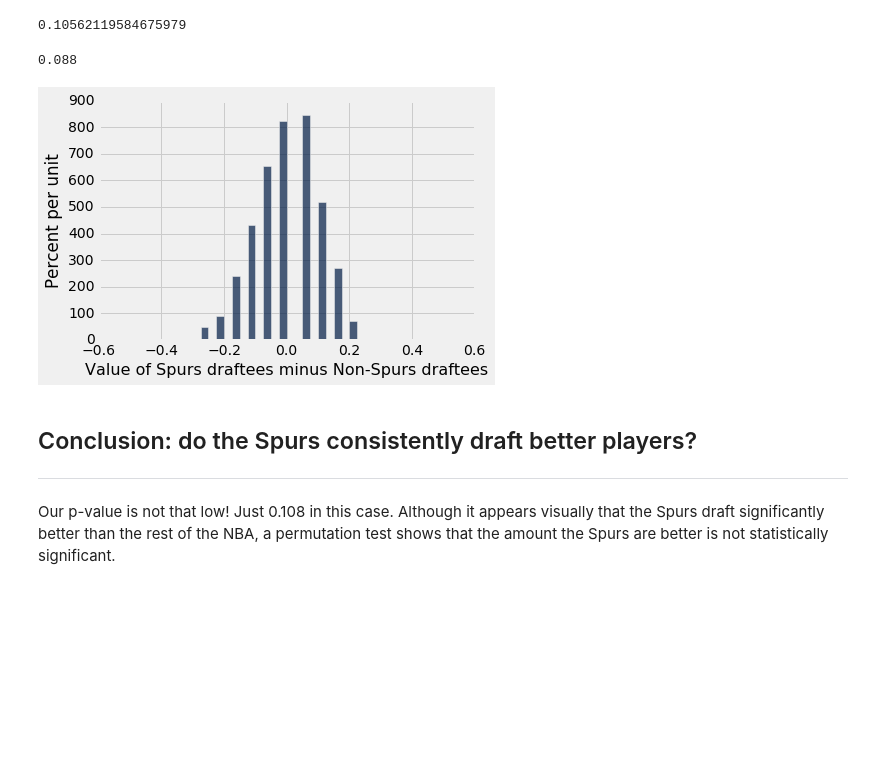
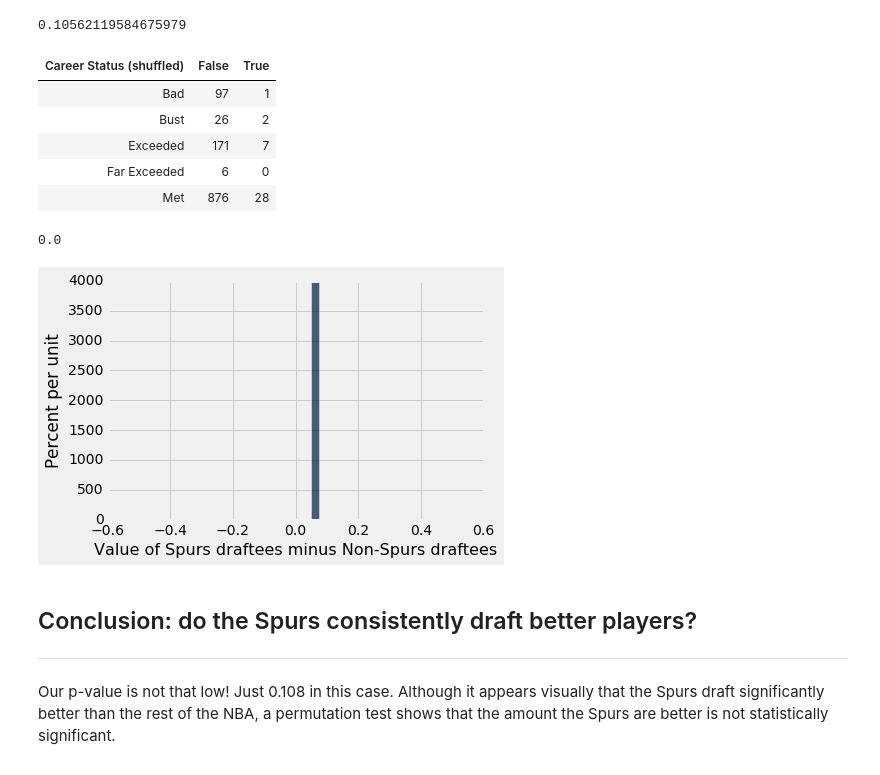
Before and after one commit to canzhiye/nba-draft-adages, a Jupyter notebook: final.ipynb, the cells around one changed output. Saved outputs shown, nothing was run; the diff lists cells and outputs as text; code cells hidden in the pictures; blank space fills up the shorter version.

```diff
--- a/spurs.ipynb
+++ b/final.ipynb
@@ -286,6 +286,6 @@ win_shares['Spurs'] = win_shares['Tm'] == 'SAS'
 # win_shares.select(['Pk', 'VORP_z']).scatter('Pk', overlay=True, fit_line=True)
 
 win_shares_2011 = win_shares.where(win_shares.column('Year') < 2012)
-win_shares_2011.where('Tm', 'SAS').sort('VORP_z').show(20)
+win_shares_2011.sort('Pk', descending=False).show(50)
 # %% [output]
 | Pk | Year | Player | Tm | WS/48 | WS/48 sum | VORP | VORP sum | WS | WS/48_% | VORP_% | WS/48_z | ... |
@@ -428,36 +428,43 @@ observed_statistic
 # %% [output]
 0.10562119584675979
 # %%
-repetitions = 500
+repetitions = 1
 
 tvds = Table().with_column("Value of Spurs draftees minus Non-Spurs draftees", [])
 
 for i in np.arange(repetitions):
     # Construct a permuted table
     shuffled = win_shares_2011.select('Career Status').sample()
     # Construct a table in which career status has been shuffled
     players_with_shuffled_career = Table().with_columns([
         "Spurs", win_shares_2011.column('Spurs'),
         "Career Status", win_shares_2011.column('Career Status'),
         "Career Status (shuffled)", shuffled.column('Career Status')
     ])
     career_shuffled = players_with_shuffled_career.pivot('Spurs', 'Career Status (shuffled)')
+    career_shuffled.show()
 
     # Compute TVD
     c_s = career_shuffled
     s = c_s.column('True')/sum(c_s.column('True'))
     ns = c_s.column('False')/sum(c_s.column('False'))
     tvds.append([test_statistic(s, ns)])
 
 tvds.hist(bins=np.arange(-0.5, 0.5, 0.025))
 
 # tvds.show()
 
 empirical_p_value = np.count_nonzero(tvds.column(0) >= observed_statistic) / tvds.num_rows
 empirical_p_value
 # %% [output]
+| Career Status (shuffled) | False | True |
+| Bad | 97 | 1 |
+| Bust | 26 | 2 |
+| Exceeded | 171 | 7 |
+| Far Exceeded | 6 | 0 |
+| Met | 876 | 28 |
-0.088
+0.0
-[figure, old version]
+[figure, new version]
 # %% [markdown]
 ## Conclusion:  do the Spurs consistently draft better players?
 ---
```
Also changed, not shown: parts of 4 cells of this notebook, 1 other file.
